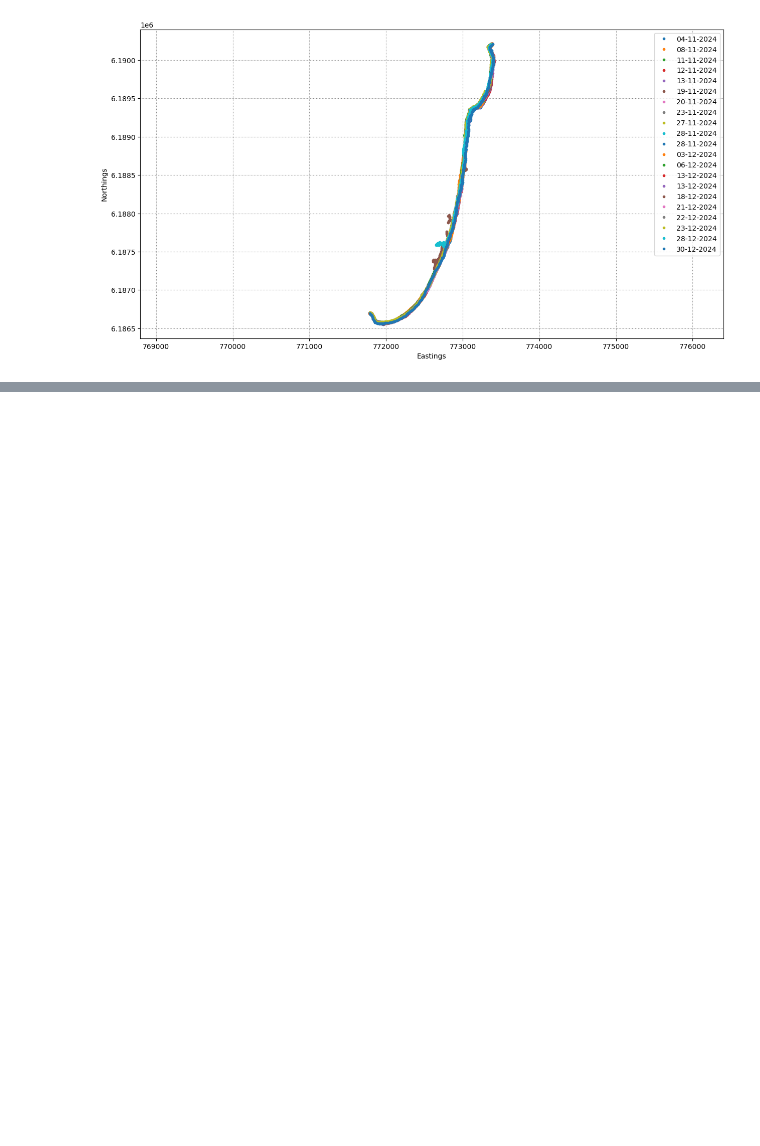
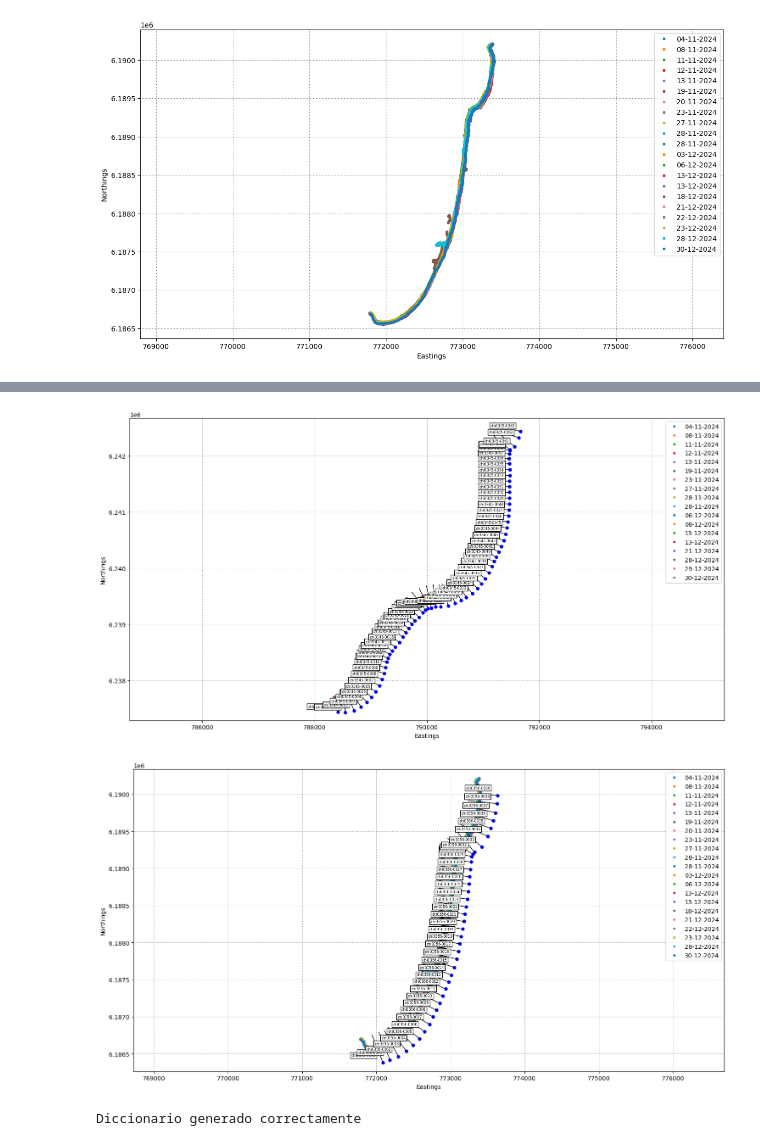
Before and after one commit to rafarencoretg/CoastSat-RRG, a Jupyter notebook: multi_beach_download.ipynb, the cells around one changed output, grey strips where cells are left out. Saved outputs shown, nothing was run; the diff lists cells and outputs as text; code cells hidden in the pictures; blank space fills up the shorter version.

Commit message:
Multi beach working

```diff
--- a/multi_beach_download.ipynb
+++ b/multi_beach_download.ipynb
@@ -353,0 +361,11 @@ for beach in overall_output:
+# %%
+for beach in overall_output:
+    sitename = country_info["region"][region_name][beach]["name"]
+    filepath = os.path.join(beaches[beach]["inputs"]['filepath'], sitename)
+    with open(os.path.join(filepath, sitename + '_output' + '.pkl'), 'rb') as f:
+        output = pickle.load(f)
+    # remove duplicates (images taken on the same date by the same satellite)
+    output = SDS_tools.remove_duplicates(overall_output[beach]['output'])
+    # remove inaccurate georeferencing (set threshold to 10 m)
+    output = SDS_tools.remove_inaccurate_georef(overall_output[beach]['output'], 10)
+    print(f'Eliminando duplicados en {sitename}\n')
@@ -353,0 +422,49 @@ for beach in overall_output:
+# %%
+%matplotlib inline
+for beach in overall_output:
+    sitename = country_info["region"][region_name][beach]["name"]
+    fig = plt.figure(figsize=[15,8], tight_layout=True)
+    plt.axis('equal')
+    plt.xlabel('Eastings')
+    plt.ylabel('Northings')
+    plt.grid(linestyle=':', color='0.5')
+
+    for i in range(len(overall_output[beach]['output']['shorelines'])):
+        sl = overall_output[beach]['output']['shorelines'][i]
+        date = overall_output[beach]['output']['dates'][i]
+        plt.plot(sl[:,0], sl[:,1], '.', label=date.strftime('%d-%m-%Y'))
+    for i,key in enumerate(list(overall_transects[beach]['transects'].keys())): #for key in seccion:
+        plt.plot(overall_transects[beach]['transects'][key][0,0],overall_transects[beach]['transects'][key][0,1], 'bo', ms=5)
+        plt.plot(overall_transects[beach]['transects'][key][:,0],overall_transects[beach]['transects'][key][:,1],'k-',lw=1)
+        plt.text(overall_transects[beach]['transects'][key][0,0]-100, overall_transects[beach]['transects'][key][0,1]+100, key,
+                    va='center', ha='right', bbox=dict(boxstyle="square", ec='k',fc='w'), fontsize=6)
+    plt.legend();
+# %% [output]
+[figure, added]
+[figure, added]
+# %%
+settings_transects = { # parameters for computing intersections
+                      'along_dist':          25,        # along-shore distance to use for computing the intersection
+                      'min_points':          3,         # minimum number of shoreline points to calculate an intersection
+                      'max_std':             15,        # max std for points around transect
+                      'max_range':           30,        # max range for points around transect
+                      'min_chainage':        -100,      # largest negative value along transect (landwards of transect origin)
+                      'multiple_inter':      'auto',    # mode for removing outliers ('auto', 'nan', 'max')
+                      'auto_prc':            0.1,       # percentage of the time that multiple intersects are present to use the max
+                     }
+
+overall_cross_distance = dict()
+for beach in overall_output:
+    sitename = country_info["region"][region_name][beach]["name"]
+    cross_distance = SDS_transects.compute_intersection_QC(overall_output[beach]['output'], overall_transects[beach]['transects'], settings_transects)
+
+    # Asegurarse de que beaches[beach] sea un diccionario
+    if beach not in overall_cross_distance:
+        overall_cross_distance[beach] = {}
+
+    # Asignar valores al diccionario
+    overall_cross_distance[beach]['cross_distance'] = cross_distance
+
+print('Diccionario generado correctamente')
+# %% [output]
+Diccionario generado correctamente
```
Also changed, not shown: parts of 6 cells of this notebook, 1 other file.
